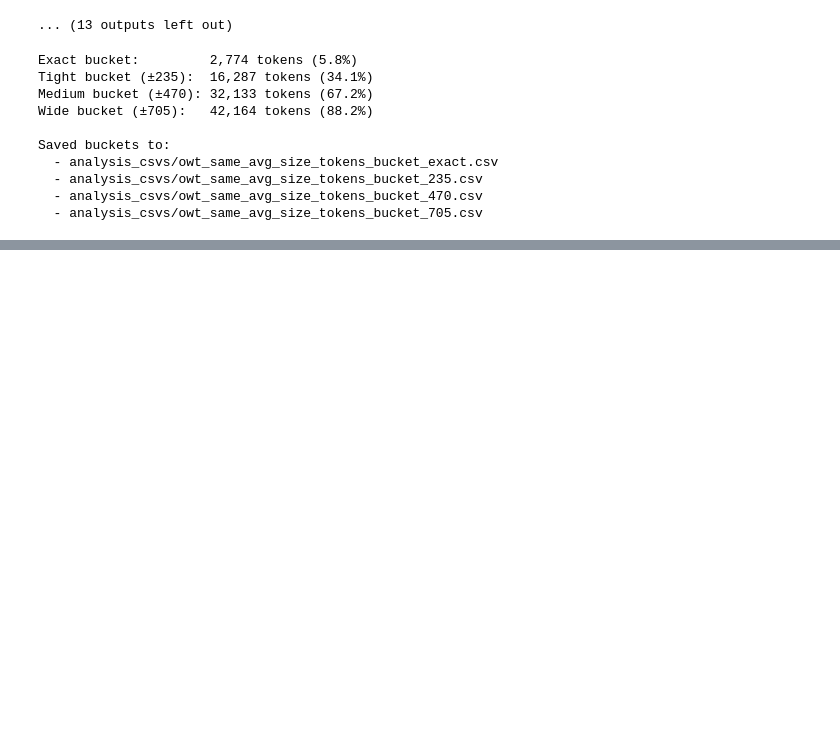
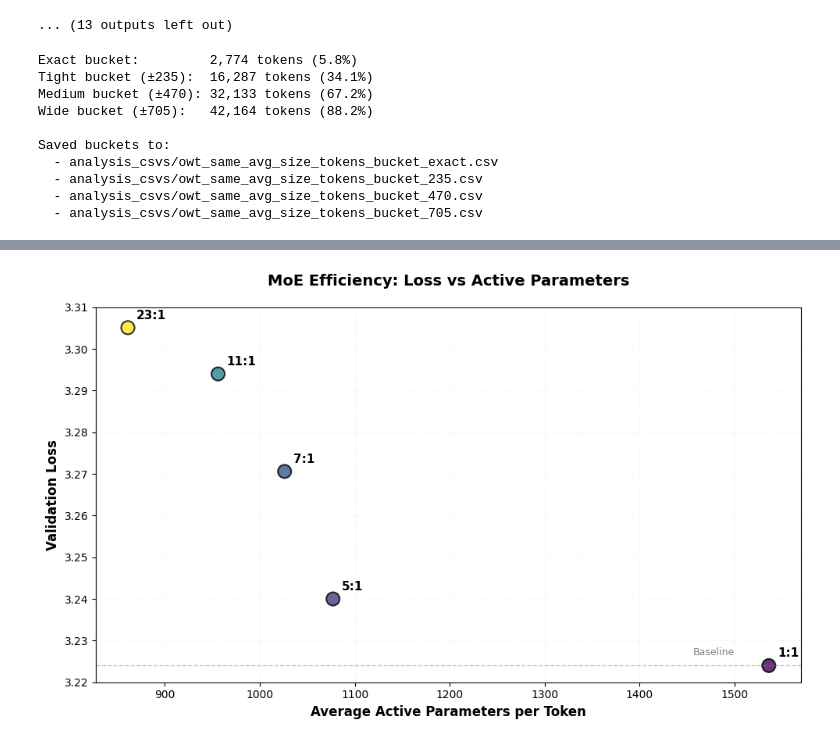
Before and after one commit to hbfreed/nanoMOE, a Jupyter notebook: variable_expert_analysis.ipynb, the cells around one changed output, grey strips where cells are left out. Drawn from its saved outputs; the diff is of its cells as text; code cells hidden in the pictures; blank space fills up the shorter version.

```diff
--- a/variable_expert_analysis.ipynb
+++ b/variable_expert_analysis.ipynb
@@ -731,0 +757,59 @@ result.to_csv('analysis_csvs/owt_same_avg_size_tokens_bucket_exact_vs_vanilla.cs
+# %%
+import pandas as pd
+import matplotlib.pyplot as plt
+import numpy as np
+
+df = pd.read_csv('analysis_csvs/variable_experts_gpt2_data.csv')
+
+# Create ratio labels manually based on the expert sizes
+ratio_map = {
+    'Baseline': '1:1',
+    '2560x512': '5:1',
+    '2688x384': '7:1',
+    '2816x256': '11:1',
+    '2944x128': '23:1'
+}
+df['ratio_label'] = df['Name'].map(ratio_map)
+
+# Create numeric ratio for sorting/coloring
+ratio_numeric = {
+    'Baseline': 1,
+    '2560x512': 5,
+    '2688x384': 7,
+    '2816x256': 11,
+    '2944x128': 23
+}
+df['ratio'] = df['Name'].map(ratio_numeric)
+
+fig, ax = plt.subplots(figsize=(10, 6))
+
+
+ax.scatter(df['avg expert size'], df['val/ce_loss'],
+           c=df['ratio'], s=150, alpha=0.8, edgecolors='black', linewidth=1.5)
+
+
+for idx, row in df.iterrows():
+    ax.annotate(row['ratio_label'],
+                (row['avg expert size'], row['val/ce_loss']),
+                xytext=(8, 8), textcoords='offset points',
+                fontsize=11, fontweight='bold')
+
+
+baseline_loss = df[df['Name'] == 'Baseline']['val/ce_loss'].values[0]
+baseline_params = df[df['Name'] == 'Baseline']['avg expert size'].values[0]
+ax.axhline(baseline_loss, color='gray', linestyle='--', alpha=0.5, linewidth=1)
+ax.text(1500, baseline_loss + 0.002, 'Baseline',
+        ha='right', va='bottom', fontsize=9, color='gray')
+
+
+ax.set_xlabel('Average Active Parameters per Token', fontsize=12, fontweight='bold')
+ax.set_ylabel('Validation Loss', fontsize=12, fontweight='bold')
+ax.set_title('MoE Efficiency: Loss vs Active Parameters', fontsize=14, fontweight='bold', pad=20)
+ax.grid(True, alpha=0.3, linestyle=':', linewidth=0.5)
+ax.set_ylim(3.22, 3.31)
+
+plt.tight_layout()
+plt.savefig('loss_vs_active_params.png', dpi=300, bbox_inches='tight')
+plt.show()
+# %% [output]
+[figure, added]
```
Also changed, not shown: parts of 3 cells of this notebook, 2 other files.
